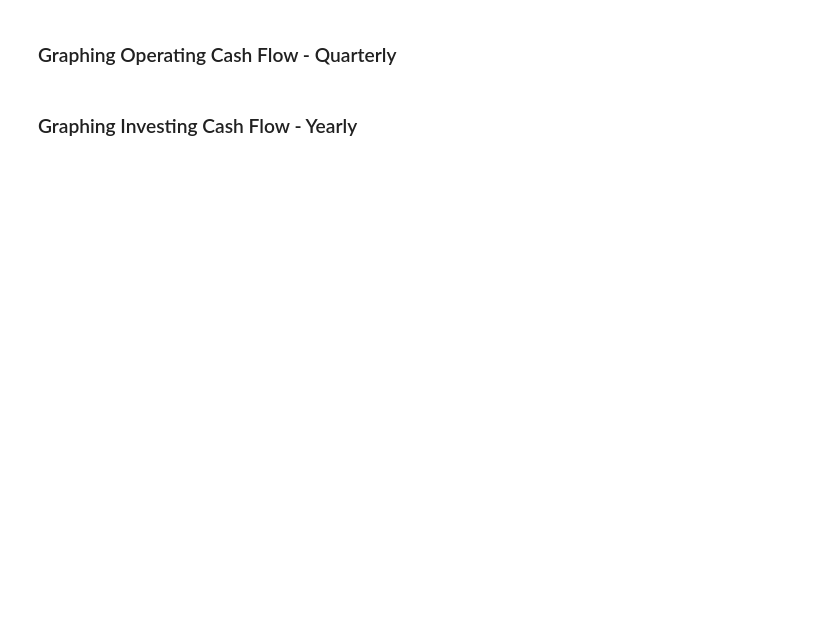
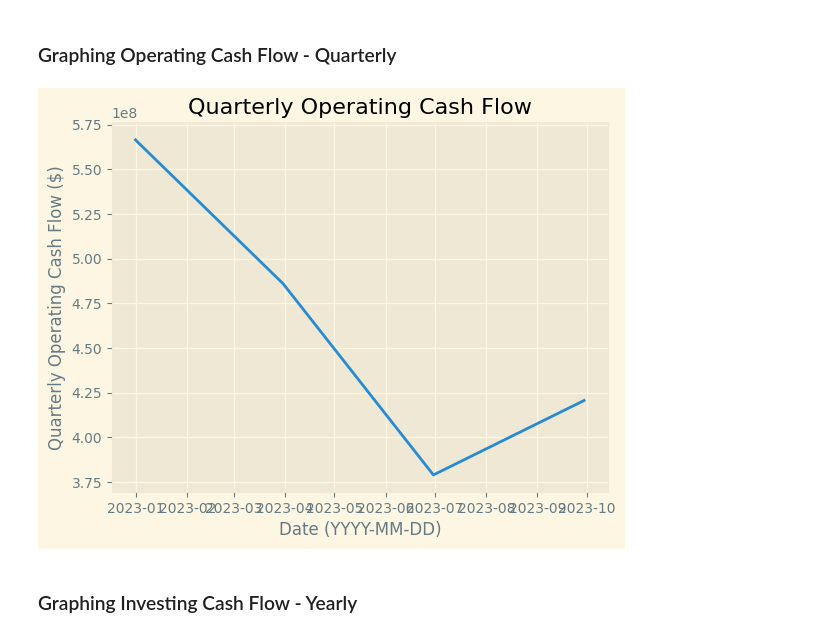
Before and after one commit to dBCooper2/financial-modeling, a Jupyter notebook: notebooks/finance/visualizing_book_data.ipynb, the cells around one changed output. Saved outputs shown, nothing was run; the diff lists cells and outputs as text; code cells hidden in the pictures; blank space fills up the shorter version.

```diff
--- a/notebooks/finance/visualizing_book_data.ipynb
+++ b/notebooks/finance/visualizing_book_data.ipynb
@@ -121,4 +148,16 @@ plt.show()
 # %% [markdown]
 ### Graphing Operating Cash Flow - Quarterly
+# %%
+xdata = cf_op_q.index
+ydata = cf_op_q['Cash Flow From Continuing Operating Activities']
+
+plt.xlabel('Date (YYYY-MM-DD)')
+plt.ylabel('Quarterly Operating Cash Flow ($)')
+plt.title('Quarterly Operating Cash Flow')
+
+plt.plot(xdata, ydata)
+plt.show()
+# %% [output]
+[figure, added]
 # %% [markdown]
 ### Graphing Investing Cash Flow - Yearly
```
Also changed, not shown: parts of 7 cells of this notebook, 1 other file.
